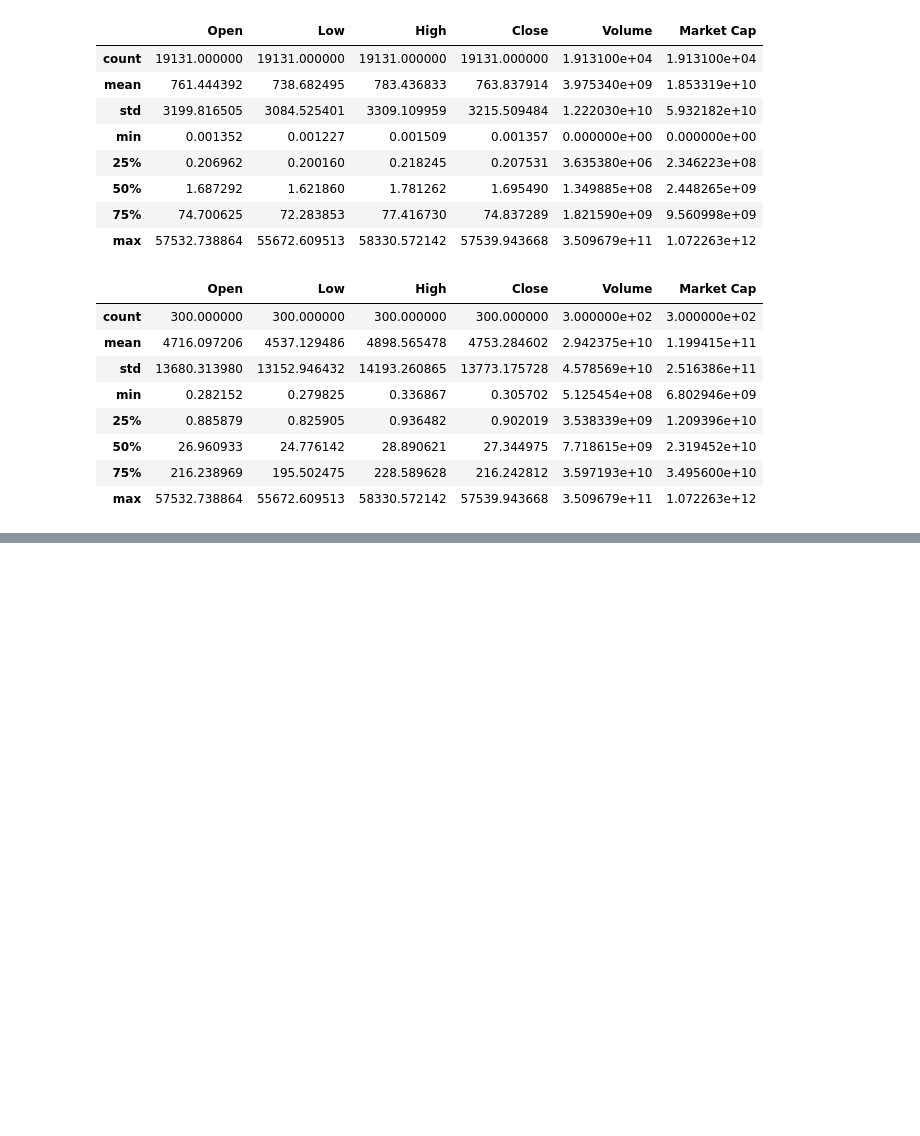
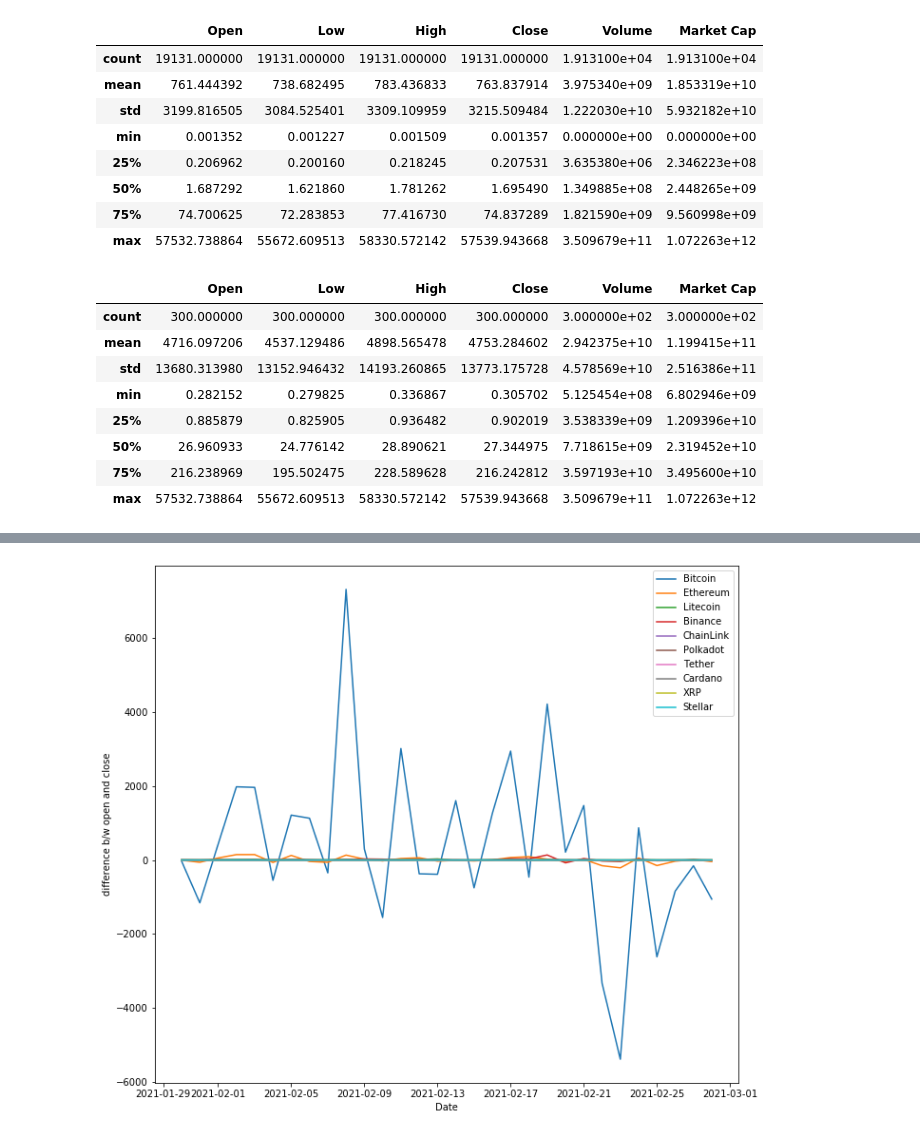
Before and after one commit to Thuyila/DataMadness, a Jupyter notebook: DataMadness.ipynb, the cells around one changed output, grey strips where cells are left out. Saved outputs shown, nothing was run; the diff lists cells and outputs as text; code cells hidden in the pictures; blank space fills up the shorter version.

```diff
--- a/DataMadness.ipynb
+++ b/DataMadness.ipynb
@@ -154,0 +183,21 @@ plt.show()
+# %%
+# The plot between the open,close difference and dates with respect to all crypto coins
+x= new_df['Date'].unique()
+crypto = ['Bitcoin','Ethereum', 'Litecoin','Binance','ChainLink','Polkadot','Tether','Cardano','XRP','Stellar']
+
+for i in range(len(crypto)):
+    y = []
+    for j in range(len(new_df['Crypto'])):
+        if new_df.iloc[j,0] == crypto[i]:
+            d = new_df.iloc[j,5] - new_df.iloc[j,2]
+            y.append(d)
+
+    plt.plot(x,y,label=crypto[i])
+
+plt.rcParams["figure.figsize"] = (11,5)
+plt.xlabel('Date')
+plt.ylabel('difference b/w open and close')
+plt.legend()
+plt.show()
+# %% [output]
+[figure, added]
```
Also changed, not shown: parts of 17 cells of this notebook.
